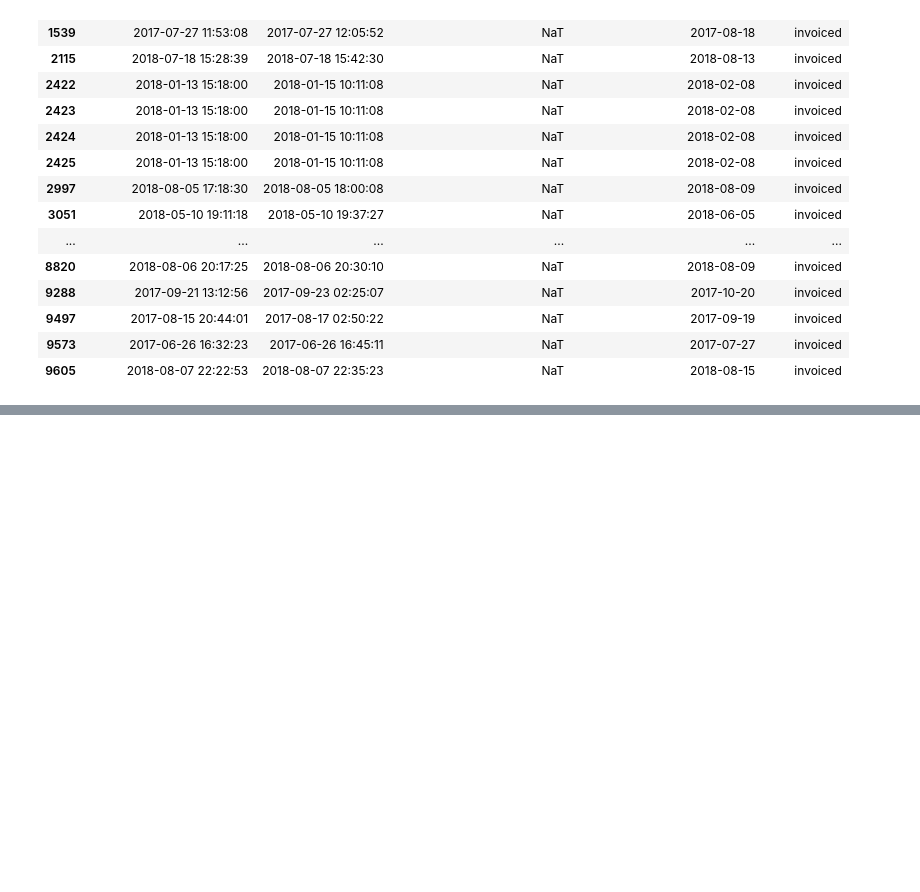
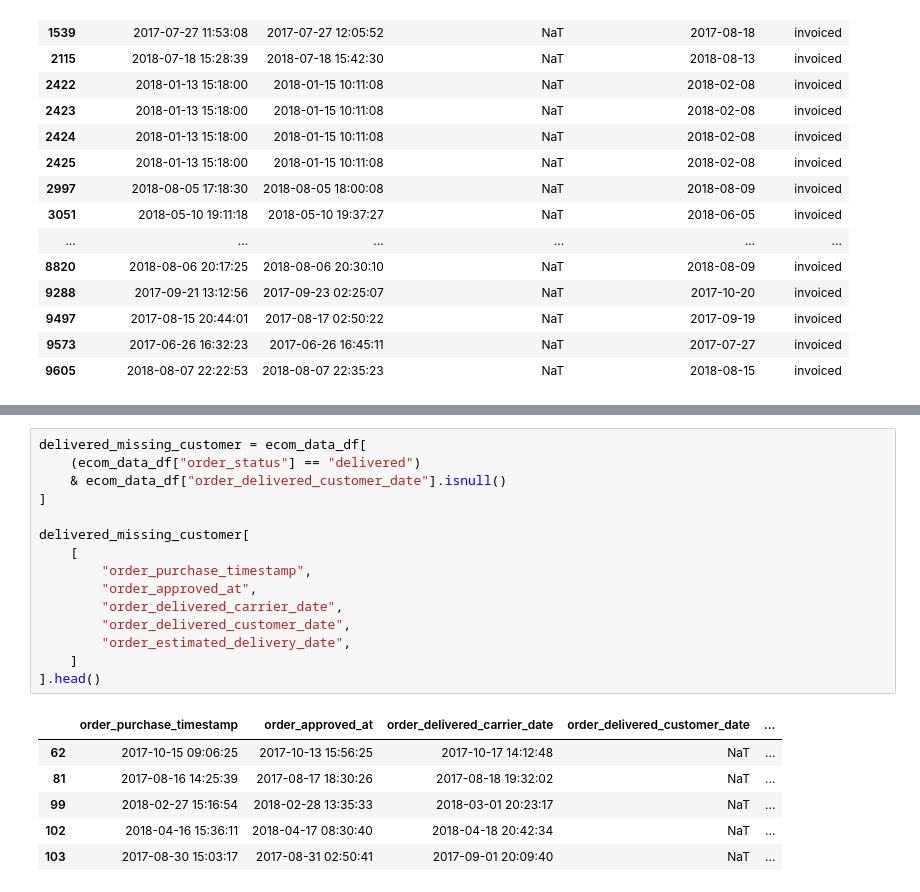
Before and after one commit to RizkiRdm/Olist-E-commerce-Performance-Analysis, a Jupyter notebook: notebooks/data_cleaning.ipynb, the cells around one changed output, grey strips where cells are left out. Drawn from its saved outputs; the diff is of its cells as text; blank space fills up the shorter version.

```diff
--- a/notebooks/data_cleaning.ipynb
+++ b/notebooks/data_cleaning.ipynb
@@ -916,0 +941,22 @@ Name: count, dtype: int64
+# %%
+delivered_missing_customer = ecom_data_df[
+    (ecom_data_df["order_status"] == "delivered")
+    & ecom_data_df["order_delivered_customer_date"].isnull()
+]
+
+delivered_missing_customer[
+    [
+        "order_purchase_timestamp",
+        "order_approved_at",
+        "order_delivered_carrier_date",
+        "order_delivered_customer_date",
+        "order_estimated_delivery_date",
+    ]
+].head()
+# %% [output]
+|  | order_purchase_timestamp | order_approved_at | order_delivered_carrier_date | order_delivered_customer_date | ... |
+| 62 | 2017-10-15 09:06:25 | 2017-10-13 15:56:25 | 2017-10-17 14:12:48 | NaT | ... |
+| 81 | 2017-08-16 14:25:39 | 2017-08-17 18:30:26 | 2017-08-18 19:32:02 | NaT | ... |
+| 99 | 2018-02-27 15:16:54 | 2018-02-28 13:35:33 | 2018-03-01 20:23:17 | NaT | ... |
+| 102 | 2018-04-16 15:36:11 | 2018-04-17 08:30:40 | 2018-04-18 20:42:34 | NaT | ... |
+| 103 | 2017-08-30 15:03:17 | 2017-08-31 02:50:41 | 2017-09-01 20:09:40 | NaT | ... |
```
Also changed, not shown: parts of 13 cells of this notebook.
